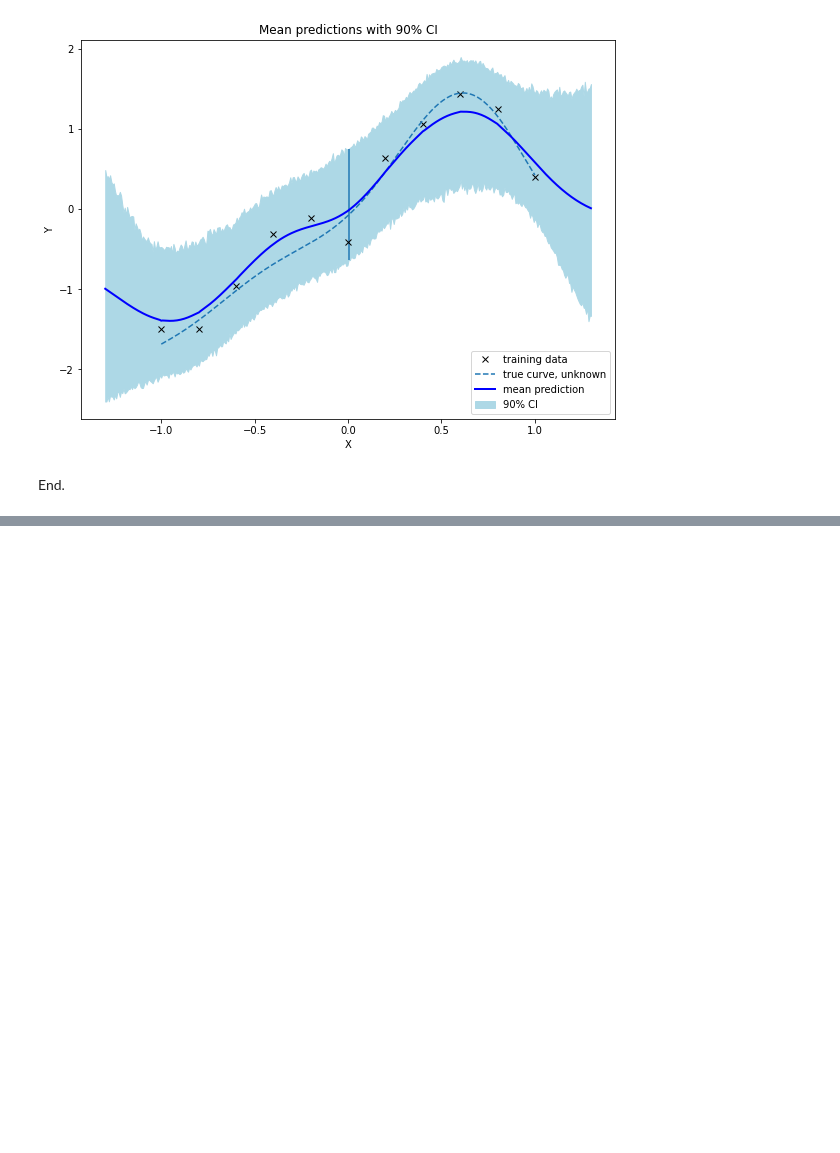
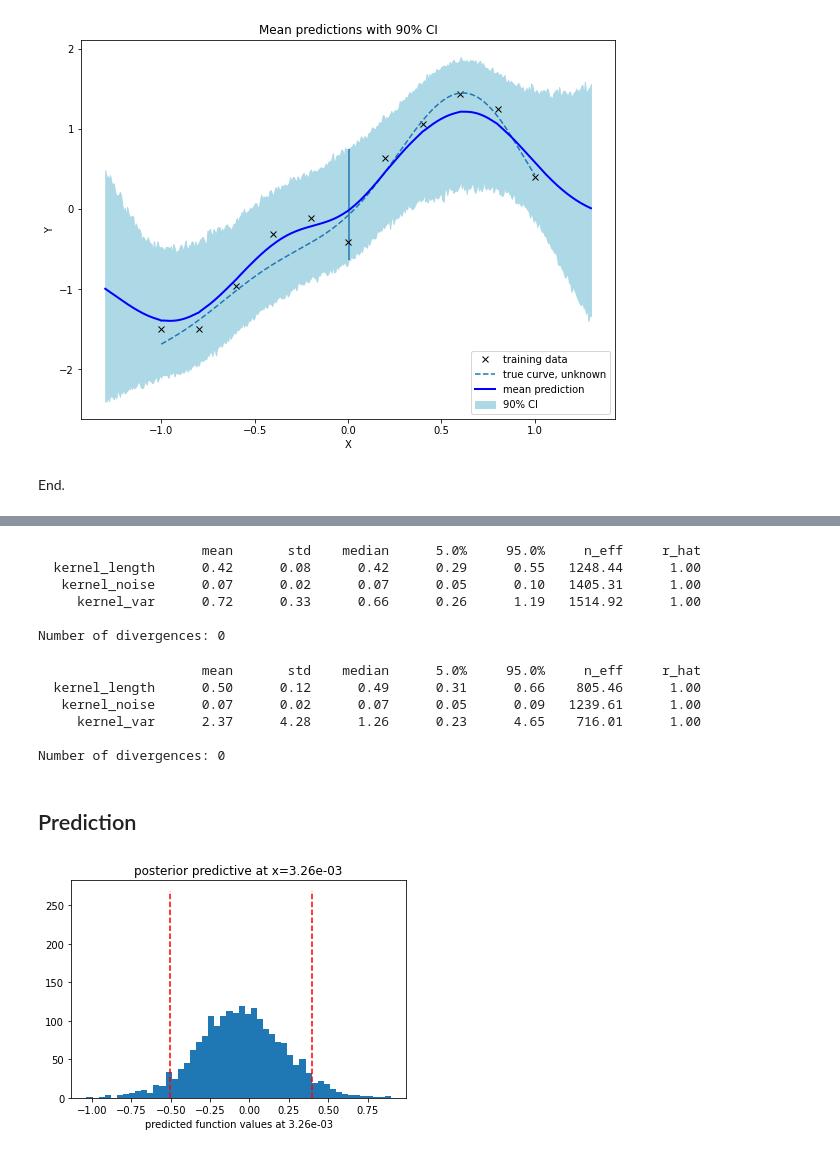
Before and after one commit to yongduek/lectures, a Jupyter notebook: ML_Topics/GP/GP_Regression_numpyro.ipynb, the cells around one changed output, grey strips where cells are left out. Drawn from its saved outputs; the diff is of its cells as text; code cells hidden in the pictures; blank space fills up the shorter version.

```diff
--- a/ML_Topics/GP/GP_Regression_numpyro.ipynb
+++ b/ML_Topics/GP/GP_Regression_numpyro.ipynb
@@ -214,0 +374,48 @@ End.
+# %%
+rng_key, rng_key_predict = random.split(rng_key)
+
+mcmc = MCMC(NUTS(model_exp),
+           num_warmup=1000,
+           num_samples=2000)
+
+mcmc.run(rng_key, X, Y)
+mcmc.print_summary()
+samples = mcmc.get_samples()
+# %% [output]
+                     mean       std    median      5.0%     95.0%     n_eff     r_hat
+  kernel_length      0.42      0.08      0.42      0.29      0.55   1248.44      1.00
+   kernel_noise      0.07      0.02      0.07      0.05      0.10   1405.31      1.00
+     kernel_var      0.72      0.33      0.66      0.26      1.19   1514.92      1.00
+
+Number of divergences: 0
+# %%
+mcmc = MCMC(NUTS(model),
+           num_warmup=1000,
+           num_samples=2000)
+mcmc.run(rng_key, X, Y)
+mcmc.print_summary()
+samples = mcmc.get_samples()
+# %% [output]
+                     mean       std    median      5.0%     95.0%     n_eff     r_hat
+  kernel_length      0.50      0.12      0.49      0.31      0.66    805.46      1.00
+   kernel_noise      0.07      0.02      0.07      0.05      0.09   1239.61      1.00
+     kernel_var      2.37      4.28      1.26      0.23      4.65    716.01      1.00
+
+Number of divergences: 0
+# %% [markdown]
+## Prediction
+# %%
+# do prediction
+vmap_args = (random.split(rng_key_predict, samples['kernel_var'].shape[0]),
+             samples['kernel_var'], samples['kernel_length'], samples['kernel_noise'])
+means, predictions = vmap(lambda rng_key, var, length, noise:
+                          predict(rng_key, X, Y, X_test, var, length, noise))(*vmap_args)
+# %%
+# We examine the prediction result at X_test[200]
+i=200
+perc90 = np.percentile(predictions[:,i], [5., 95.])
+plt.hist(predictions[:,i], bins=50); plt.title(f'posterior predictive at x={X_test[i]:.2e}')
+plt.vlines(perc90, ymin=0, ymax=269, linestyles='dashed', colors='r');
+plt.xlabel(f'predicted function values at {X_test[i]:.2e}');
+# %% [output]
+[figure, added]
```
Also changed, not shown: parts of 30 cells of this notebook.
